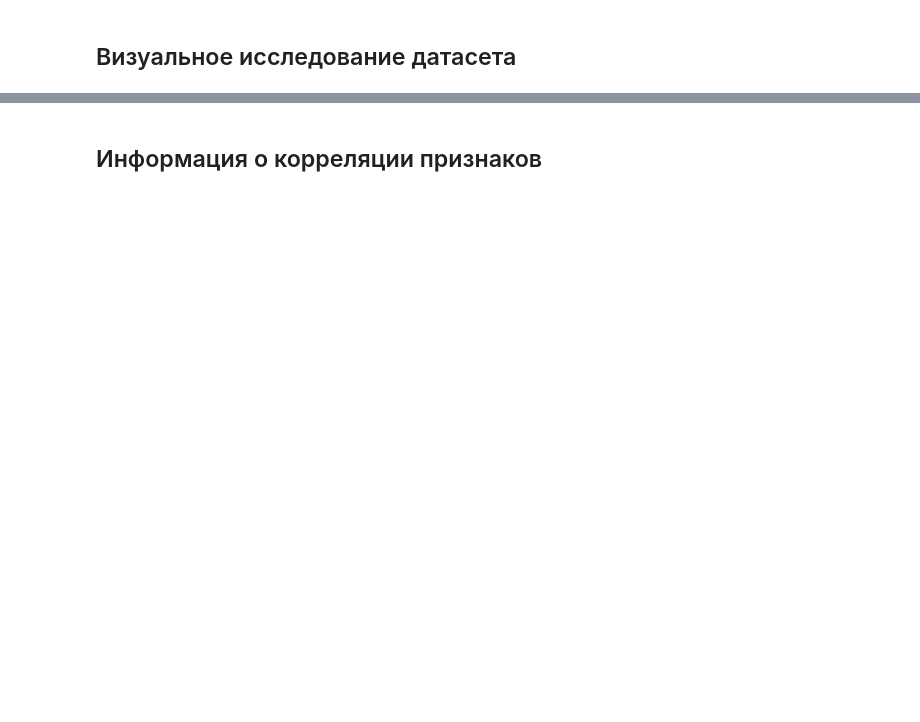
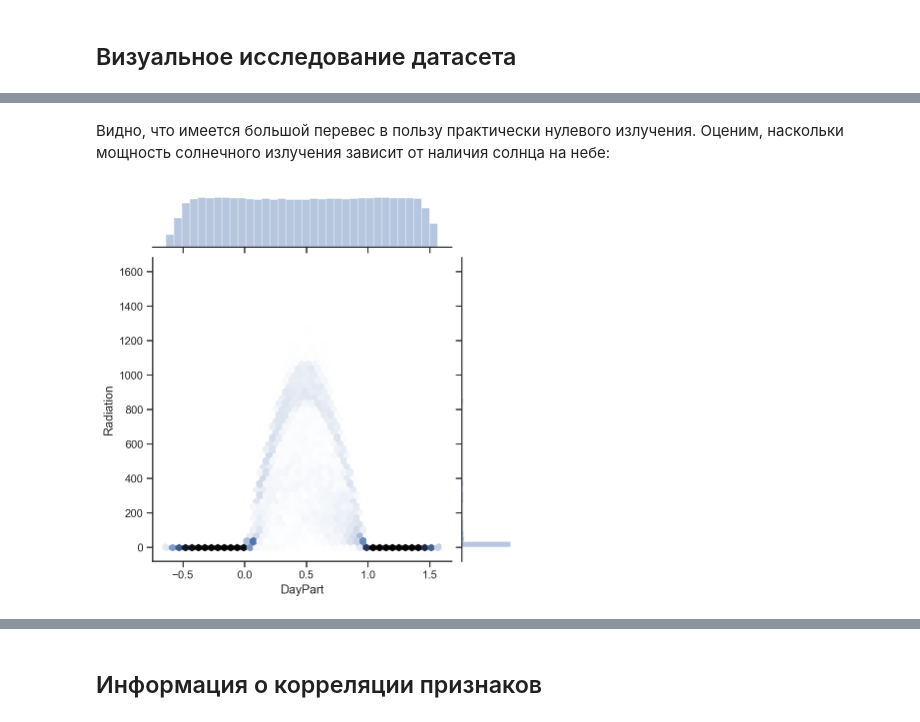
Before and after one commit to matshch/iu5_ml_course, a Jupyter notebook: lab1/eda_visualization.ipynb, the cells around one changed output, grey strips where cells are left out. Saved outputs shown, nothing was run; the diff lists cells and outputs as text; code cells hidden in the pictures; blank space fills up the shorter version.

```diff
--- a/lab1/eda_visualization.ipynb
+++ b/lab1/eda_visualization.ipynb
@@ -90,0 +166,6 @@ data.head()
+# %% [markdown]
+Видно, что имеется большой перевес в&nbsp;пользу практически нулевого излучения. Оценим, наскольки мощность солнечного излучения зависит от&nbsp;наличия солнца на небе:
+# %%
+sns.jointplot(x="DayPart", y="Radiation", data=df, kind="hex");
+# %% [output]
+[figure, added]
```
Also changed, not shown: parts of 33 cells of this notebook, 1 other file.
